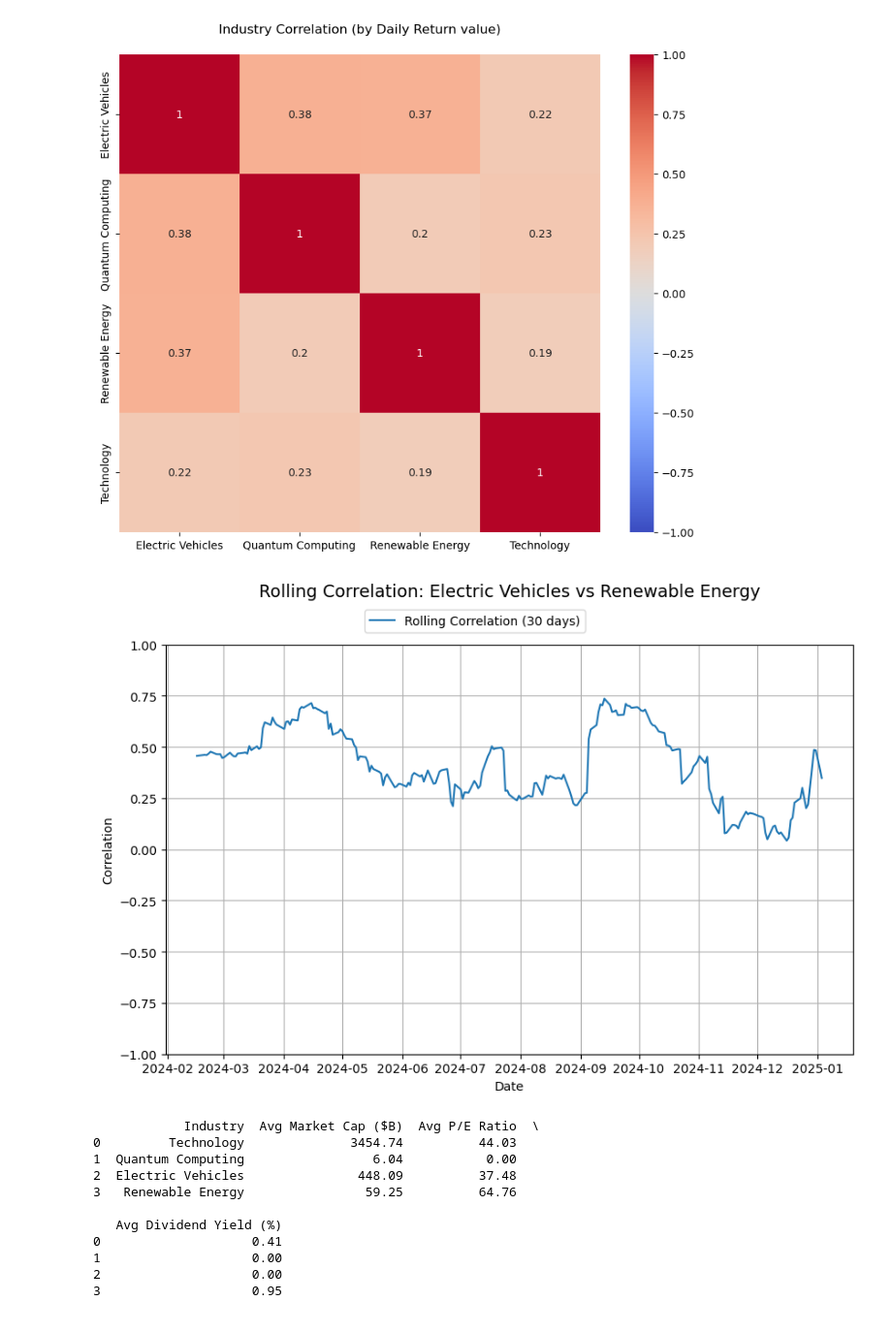
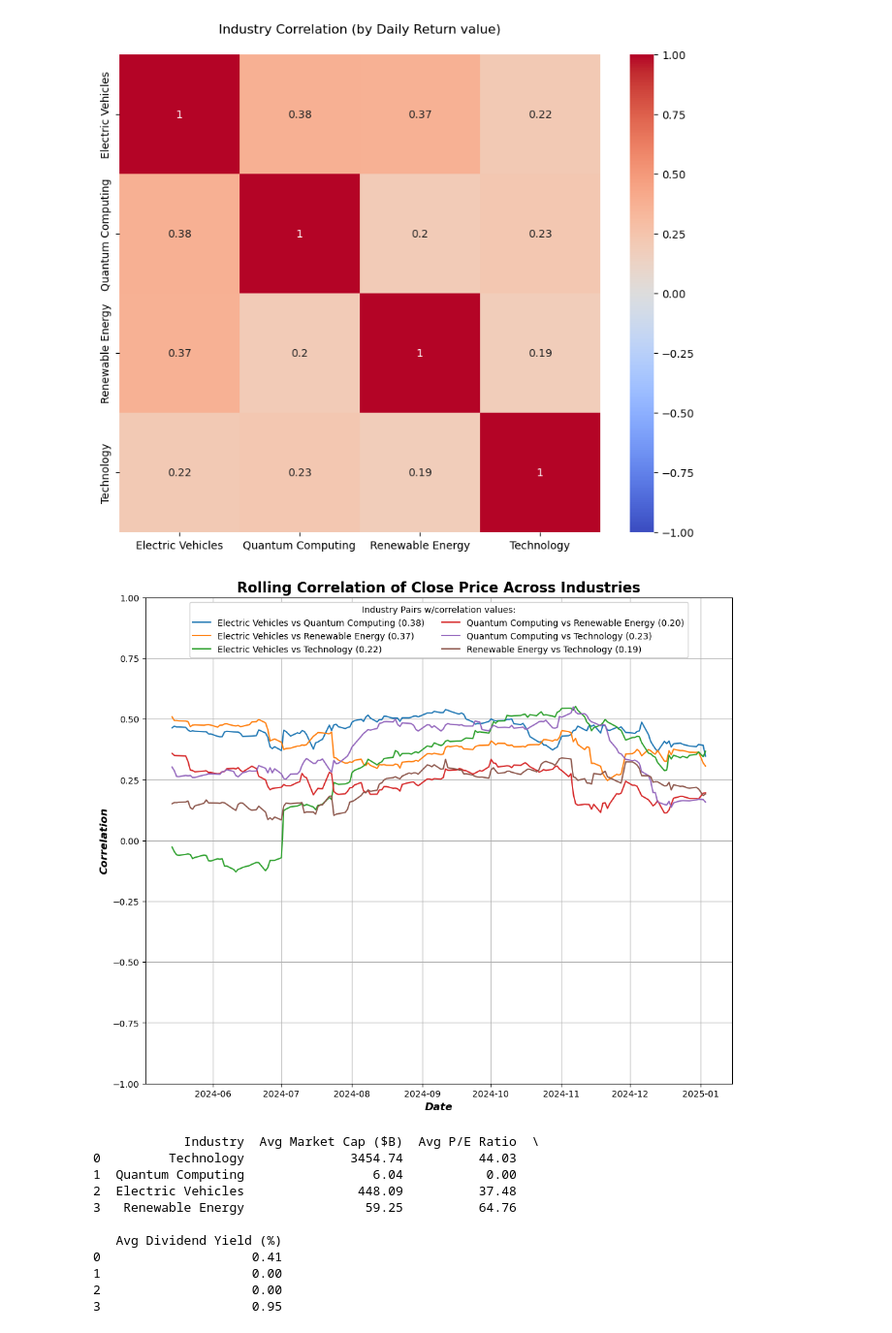
Before and after one commit to Ange-Dvs/PFDA-project, a Jupyter notebook: stocks.ipynb, the cells around one changed output. Shown at 97% size. Saved outputs shown, nothing was run; the diff lists cells and outputs as text; code cells hidden in the pictures.

Commit message:
Rolling correlation line plot enhanced to show the correlation of all industries pairs as lines on the plot

```diff
--- a/stocks.ipynb
+++ b/stocks.ipynb
@@ -584,25 +584,26 @@ plt.grid(False)
 plt.show()
 # %% [output]
 [figure]
-# %%
-# Rolling Correlation Analysis between Electric Vehicles and Renewable Energy
-
-# calculating the rolling correlation between two industries
-rolling_corr = industry_returns['Electric Vehicles'].rolling(window=30).corr(
-    industry_returns['Renewable Energy'])
-
-# plotting the results
-plt.figure(figsize=(10, 6))
-plt.plot(rolling_corr, label='Rolling Correlation (30 days)')
-plt.title('Rolling Correlation: Electric Vehicles vs Renewable Energy', y=1.10, fontsize=14)
-plt.xlabel('Date')
-plt.ylabel('Correlation')
-plt.ylim(-1, 1) # setting y min and max values
-plt.grid(True)
-plt.legend(loc='upper center', bbox_to_anchor=(0.45, 1.10))
-plt.show()
-# %% [output]
-[figure, removed]
+# %%
+# rolling Correlation Analysis for all industry pairs
+plt.figure(figsize=(12, 10))
+for i, industry1 in enumerate(industry_returns.columns): # parent loop cycling through the column names for industry_returns to use as the first value for the correlation
+    for j, industry2 in enumerate(industry_returns.columns): # nested loop cycling through the column names for industry_returns to use as the second value for the correlation
+        if i < j:  # if statement to avoid duplicate pairs and self-pairs based comparison of the values of the i and j counters
+            rolling_corr = industry_returns[industry1].rolling(window=90).corr( # checking the correlation per industry pair with  90 day rolling window
+                industry_returns[industry2])
+            plt.plot(rolling_corr, label=f'{industry1} vs {industry2} ({industry_returns[industry1].corr(industry_returns[industry2]):.2f})') # plotting the results and showing the correlation coefficient value in the legend
+
+# customizing the visuals of the plot
+plt.title('Rolling Correlation of Close Price Across Industries', fontweight='bold', fontsize=16)
+plt.xlabel('Date', fontsize=12, fontweight='bold', fontstyle='italic')
+plt.ylabel('Correlation', fontsize=12, fontweight='bold', fontstyle='italic')
+plt.ylim(-1, 1) # setting y min and max values to match the range of the possible answers for the correlation coefficient
+plt.grid(True)
+plt.legend(loc='upper center', ncols = 2, fontsize=10, framealpha=1.0, title='Industry Pairs w/correlation values:') # customising the legend to make it more readible
+plt.show()
+# %% [output]
+[figure, added]
 # %%
 # creating an empty list to store summary statistics for each industry
 industry_summary = []
```
Also changed, not shown: parts of 1 cell of this notebook, 5 other files.
